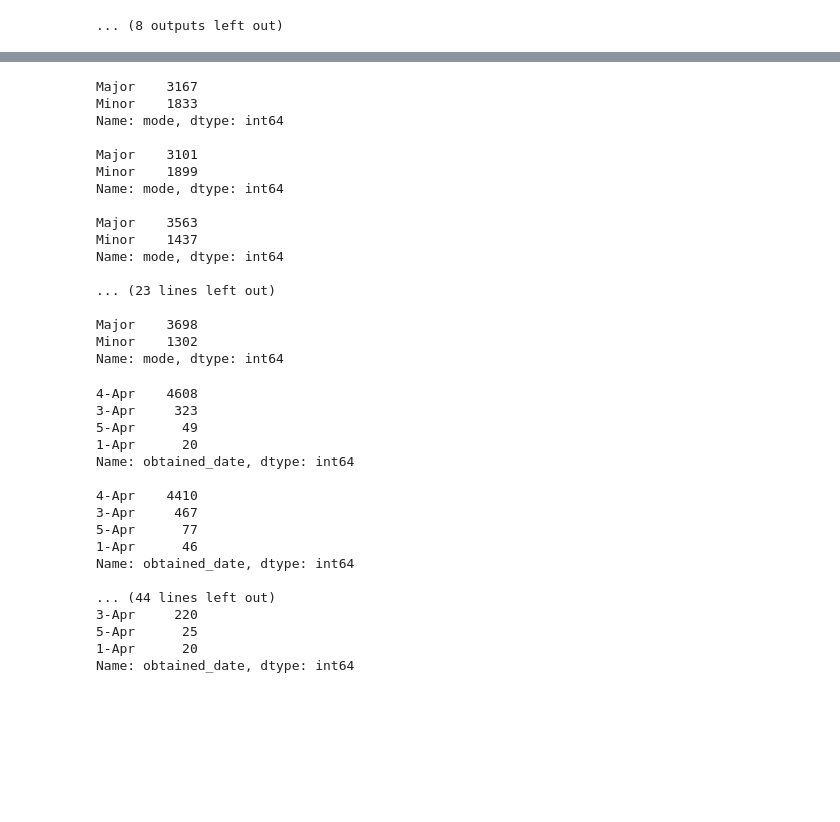
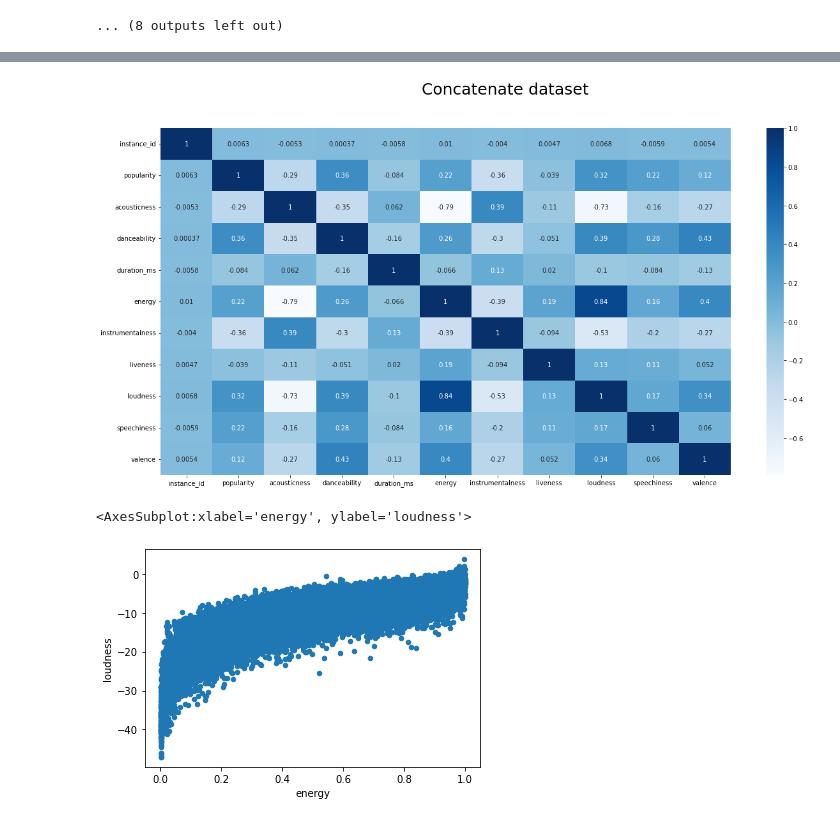
Before and after one commit to jerryzhuang0914/COMP309_Assignment3, a Jupyter notebook: Kaggle Competition.ipynb, the cells around one changed output, grey strips where cells are left out. Drawn from its saved outputs; the diff is of its cells as text; code cells hidden in the pictures; blank space fills up the shorter version.

```diff
--- a/Kaggle Competition.ipynb
+++ b/Kaggle Competition.ipynb
@@ -147,44 +272,13 @@ for i, j, k in zip (reversed(datasets), range(0,5), reversed(datasets_name)):
-# %%
-# mode feature analyse
-for i in datasets:
-    print(i['mode'].value_counts(), '\n')
-# %% [output]
-Major    3167
-Minor    1833
-Name: mode, dtype: int64
-
-Major    3101
-Minor    1899
-Name: mode, dtype: int64
-
-Major    3563
-Minor    1437
-Name: mode, dtype: int64
-
-... (23 lines left out)
-
-Major    3698
-Minor    1302
-Name: mode, dtype: int64
-# %%
-# obtained_date feature
-for i in datasets:
-    print(i['obtained_date'].value_counts(), '\n')
-# %% [output]
-4-Apr    4608
-3-Apr     323
-5-Apr      49
-1-Apr      20
-Name: obtained_date, dtype: int64
-
-4-Apr    4410
-3-Apr     467
-5-Apr      77
-1-Apr      46
-Name: obtained_date, dtype: int64
-
-... (44 lines left out)
-3-Apr     220
-5-Apr      25
-1-Apr      20
-Name: obtained_date, dtype: int64
+# %%
+# plot heatmap of concatenate_dataset
+fig = plt.figure(figsize = (20,10))
+fig.suptitle('Concatenate dataset', fontsize=25)
+sns.heatmap(concatenate_dataset.corr(), cmap='Blues', annot = True);
+# %% [output]
+[figure, added]
+# %%
+# scatterplot of largest correlation variable
+concatenate_dataset.plot.scatter('energy', 'loudness')
+# %% [output]
+<AxesSubplot:xlabel='energy', ylabel='loudness'>
+[figure, added]
```
Also changed, not shown: parts of 19 cells of this notebook.
